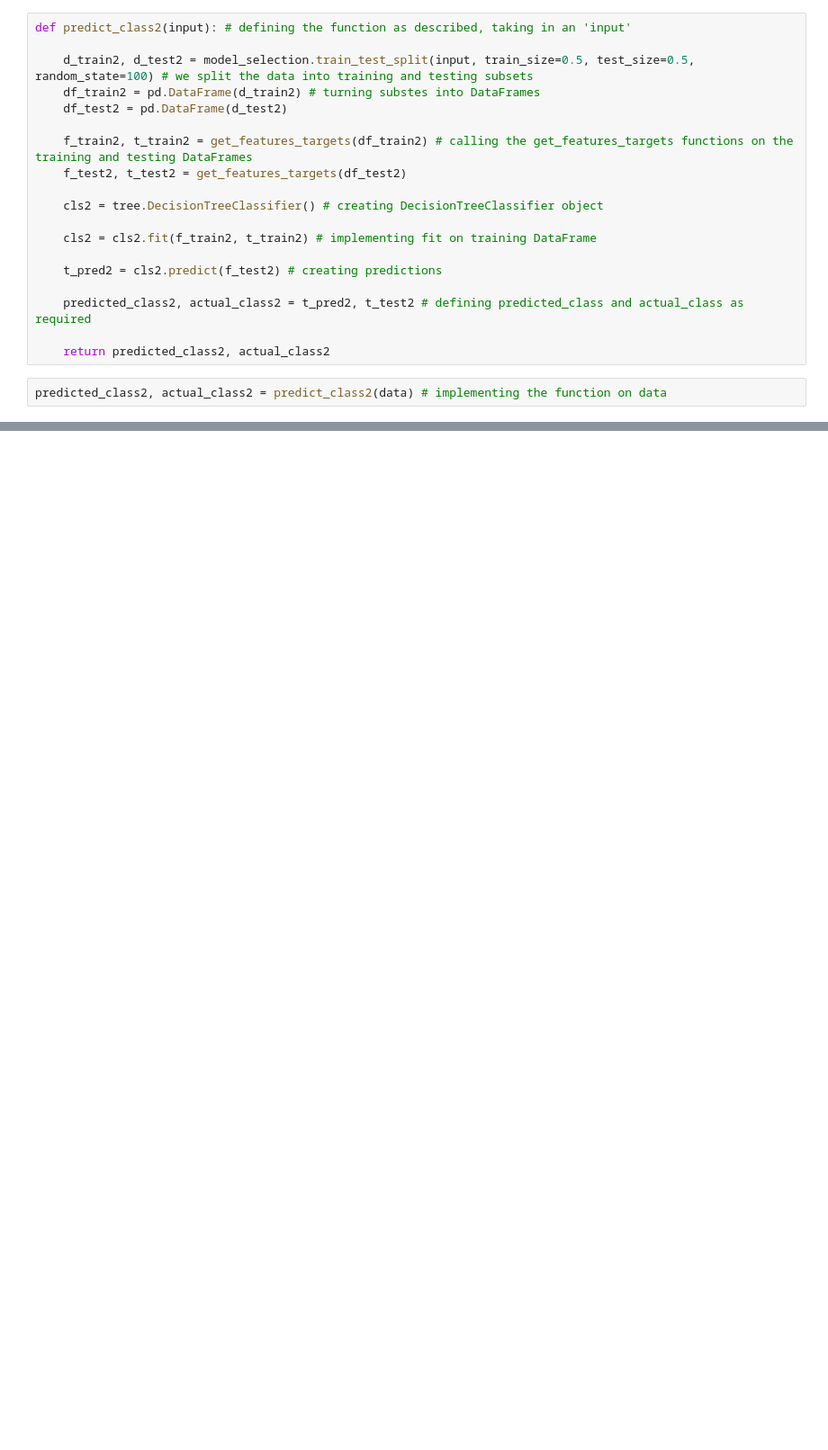
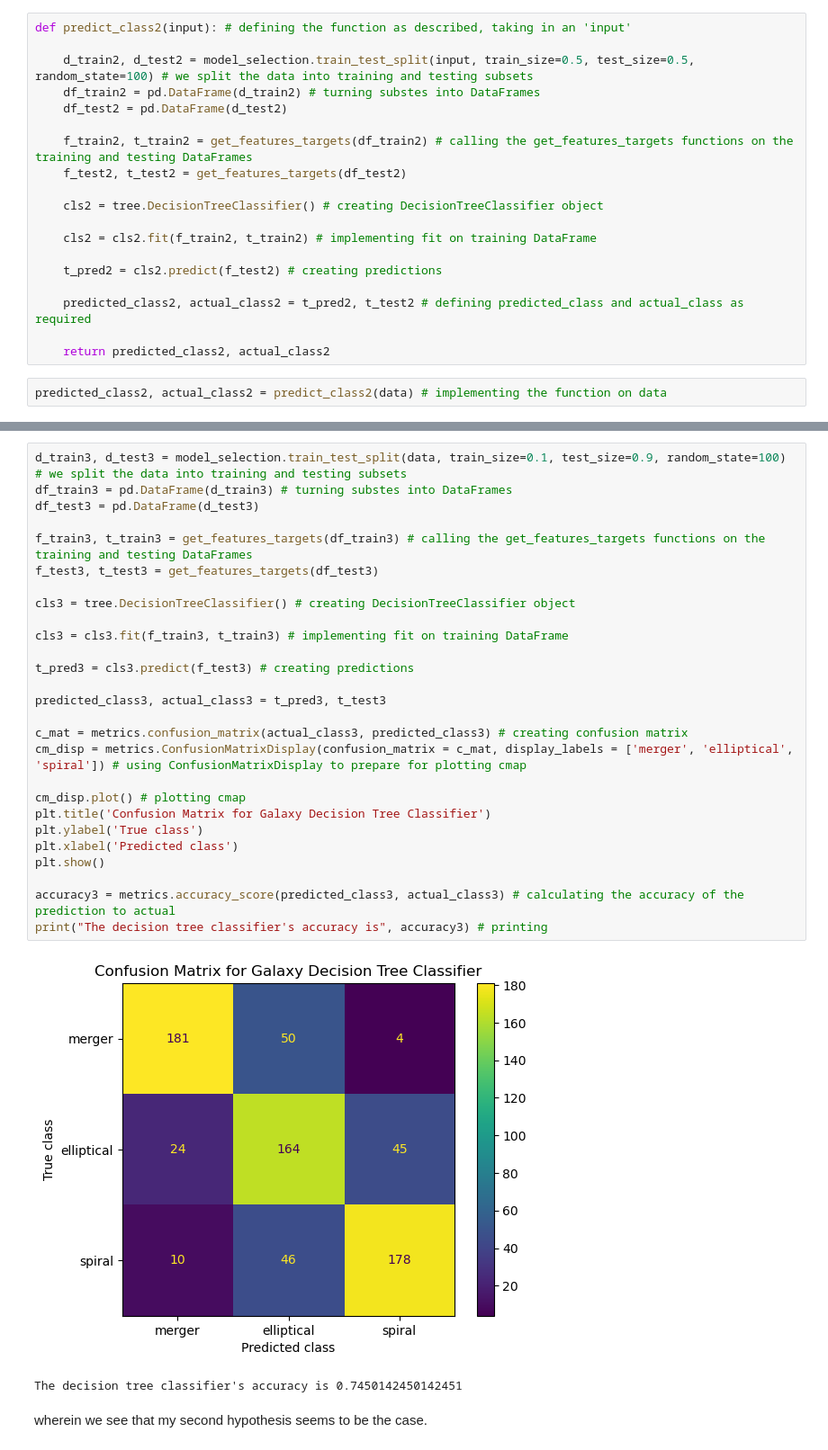
Before and after one commit to davidsaurus/AP_157_Lab, a Jupyter notebook: Daffon_AP157_lab_assignment_A2.ipynb, the cells around one changed output, grey strips where cells are left out. Shown at 90% size. Cells and saved outputs as stored; diff of their text form; blank space fills up the shorter version.

```diff
--- a/Daffon_AP157_lab_assignment_A2.ipynb
+++ b/Daffon_AP157_lab_assignment_A2.ipynb
@@ -309,0 +337,32 @@ plt.legend()
+# %%
+d_train3, d_test3 = model_selection.train_test_split(data, train_size=0.1, test_size=0.9, random_state=100) # we split the data into training and testing subsets
+df_train3 = pd.DataFrame(d_train3) # turning substes into DataFrames
+df_test3 = pd.DataFrame(d_test3)
+
+f_train3, t_train3 = get_features_targets(df_train3) # calling the get_features_targets functions on the training and testing DataFrames
+f_test3, t_test3 = get_features_targets(df_test3)
+
+cls3 = tree.DecisionTreeClassifier() # creating DecisionTreeClassifier object
+
+cls3 = cls3.fit(f_train3, t_train3) # implementing fit on training DataFrame
+
+t_pred3 = cls3.predict(f_test3) # creating predictions
+
+predicted_class3, actual_class3 = t_pred3, t_test3
+
+c_mat = metrics.confusion_matrix(actual_class3, predicted_class3) # creating confusion matrix
+cm_disp = metrics.ConfusionMatrixDisplay(confusion_matrix = c_mat, display_labels = ['merger', 'elliptical', 'spiral']) # using ConfusionMatrixDisplay to prepare for plotting cmap
+
+cm_disp.plot() # plotting cmap
+plt.title('Confusion Matrix for Galaxy Decision Tree Classifier')
+plt.ylabel('True class')
+plt.xlabel('Predicted class')
+plt.show()
+
+accuracy3 = metrics.accuracy_score(predicted_class3, actual_class3) # calculating the accuracy of the prediction to actual
+print("The decision tree classifier's accuracy is", accuracy3) # printing
+# %% [output]
+[figure, added]
+The decision tree classifier's accuracy is 0.7450142450142451
+# %% [markdown]
+wherein we see that my second hypothesis seems to be the case.
```
Also changed, not shown: parts of 17 cells of this notebook, 1 other file.
